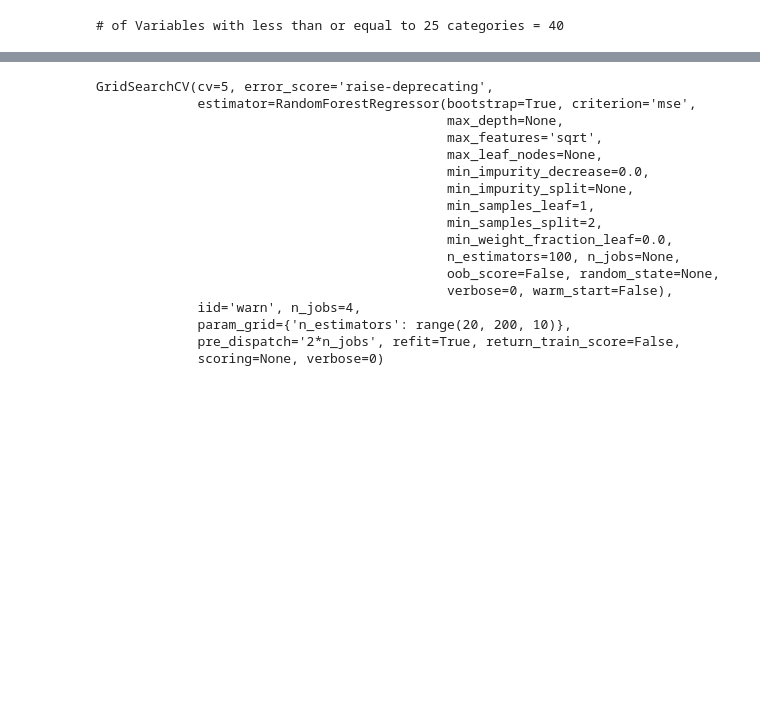
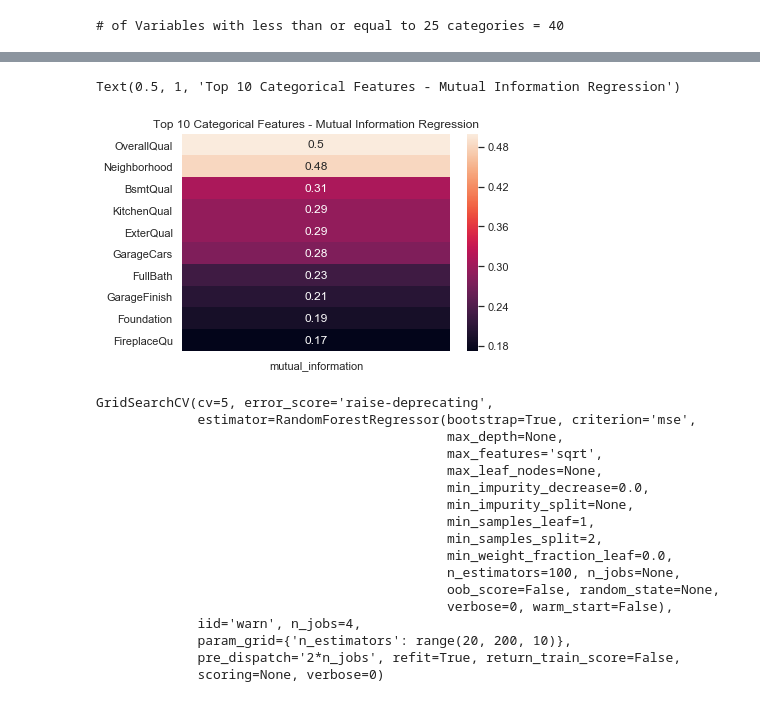
Before and after one commit to ebonnecab/mozilla-ds-project, a Jupyter notebook: analysis.ipynb, the cells around one changed output, grey strips where cells are left out. Saved outputs shown, nothing was run; the diff lists cells and outputs as text; code cells hidden in the pictures; blank space fills up the shorter version.

```diff
--- a/analysis.ipynb
+++ b/analysis.ipynb
@@ -741,6 +741,16 @@ X_train_cat_le.head()
 | 914 | 1 | 3 | 3 | 4 | 0 | 21 | 2 | 2 | 4 | ... |
 | 462 | 3 | 0 | 3 | 4 | 0 | 19 | 2 | 2 | 0 | ... |
 | 1368 | 4 | 3 | 3 | 4 | 0 | 5 | 2 | 2 | 4 | ... |
+# %%
+mi = mutual_info_regression(X_train_cat_le, y_train, discrete_features = True, n_neighbors=5, copy=True, random_state=None)
+
+mi_df = pd.DataFrame(mi, index=categor_cols, columns=['mutual_information'])
+mi_top10_feat = mi_df.sort_values(by = 'mutual_information', ascending=False).head(10)
+sns.heatmap(data = mi_top10_feat, annot=True )
+plt.title('Top 10 Categorical Features - Mutual Information Regression')
+# %% [output]
+Text(0.5, 1, 'Top 10 Categorical Features - Mutual Information Regression')
+[figure, added]
 # %%
 #going to do grid search to find best parameters
 param_test = {'n_estimators':range(20,200,10)}
```
